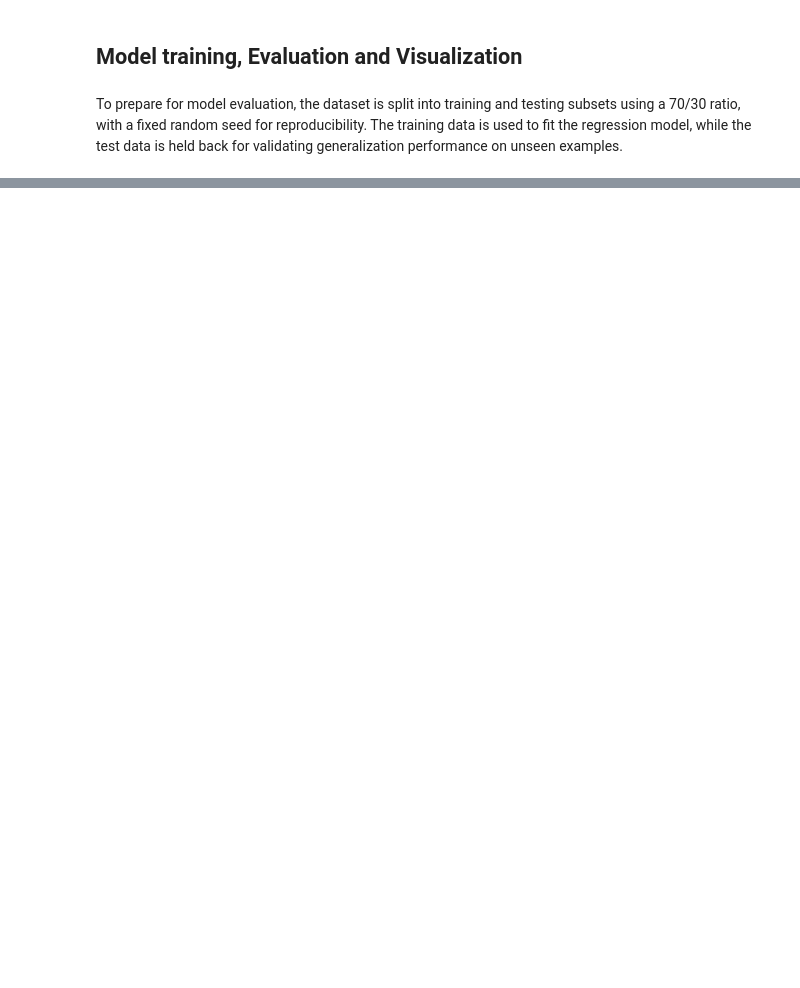
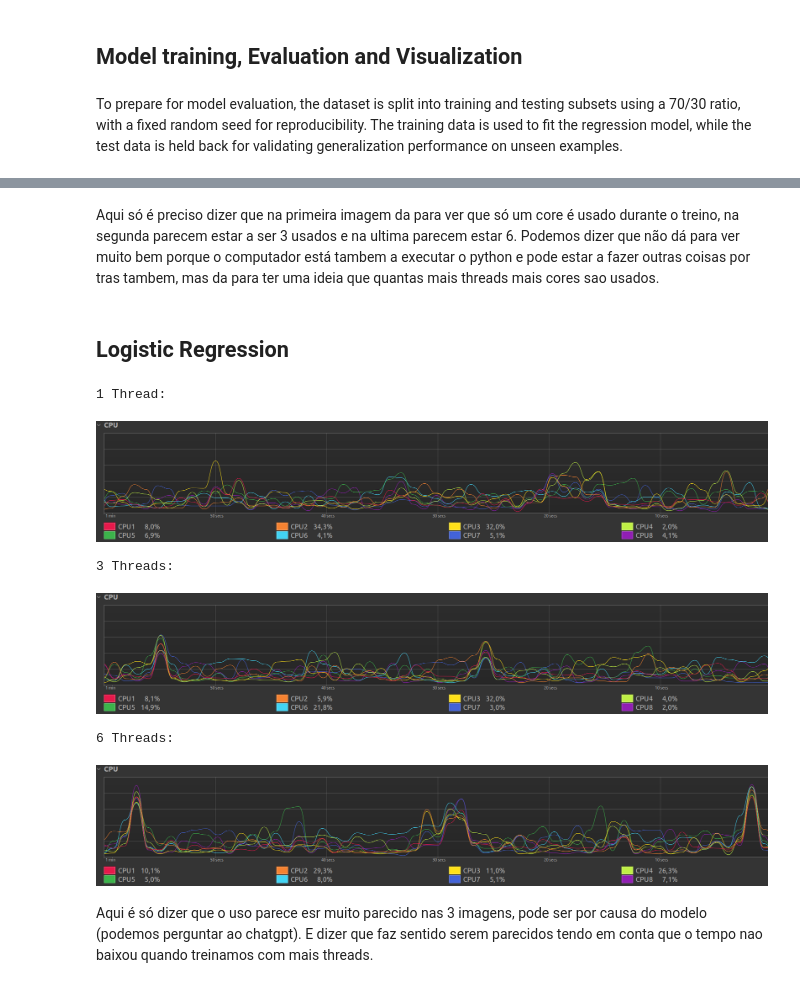
Before and after one commit to joaopecomonteiro/BDCC_2, a Jupyter notebook: trabalho2.ipynb, the cells around one changed output, grey strips where cells are left out. Saved outputs shown, nothing was run; the diff lists cells and outputs as text; code cells hidden in the pictures; blank space fills up the shorter version.

```diff
--- a/trabalho2.ipynb
+++ b/trabalho2.ipynb
@@ -930,0 +920,22 @@ Plotting took 18.391497135162354 seconds
+# %% [markdown]
+Aqui só é preciso dizer que na primeira imagem da para ver que só um core é usado durante o treino, na segunda parecem estar a ser 3 usados e na ultima parecem estar 6. Podemos dizer que não dá para ver muito bem porque o computador está tambem a executar o python e pode estar a fazer outras coisas por tras tambem, mas da para ter uma ideia que quantas mais threads mais cores sao usados.
+# %% [markdown]
+## Logistic Regression
+# %%
+print("1 Thread:")
+display(Image(filename='/home/joaomonteiro/Pictures/bdcc/lr_1_thread.png', embed=True))
+
+print("3 Threads:")
+display(Image(filename='/home/joaomonteiro/Pictures/bdcc/lr_3_threads.png', embed=True))
+
+print("6 Threads:")
+display(Image(filename='/home/joaomonteiro/Pictures/bdcc/lr_6_threads.png', embed=True))
+# %% [output]
+1 Thread:
+[figure, added]
+3 Threads:
+[figure, added]
+6 Threads:
+[figure, added]
+# %% [markdown]
+Aqui é só dizer que o uso parece esr muito parecido nas 3 imagens, pode ser por causa do modelo (podemos perguntar ao chatgpt). E dizer que faz sentido serem parecidos tendo em conta que o tempo nao baixou quando treinamos com mais threads.
```
Also changed, not shown: parts of 36 cells of this notebook.
